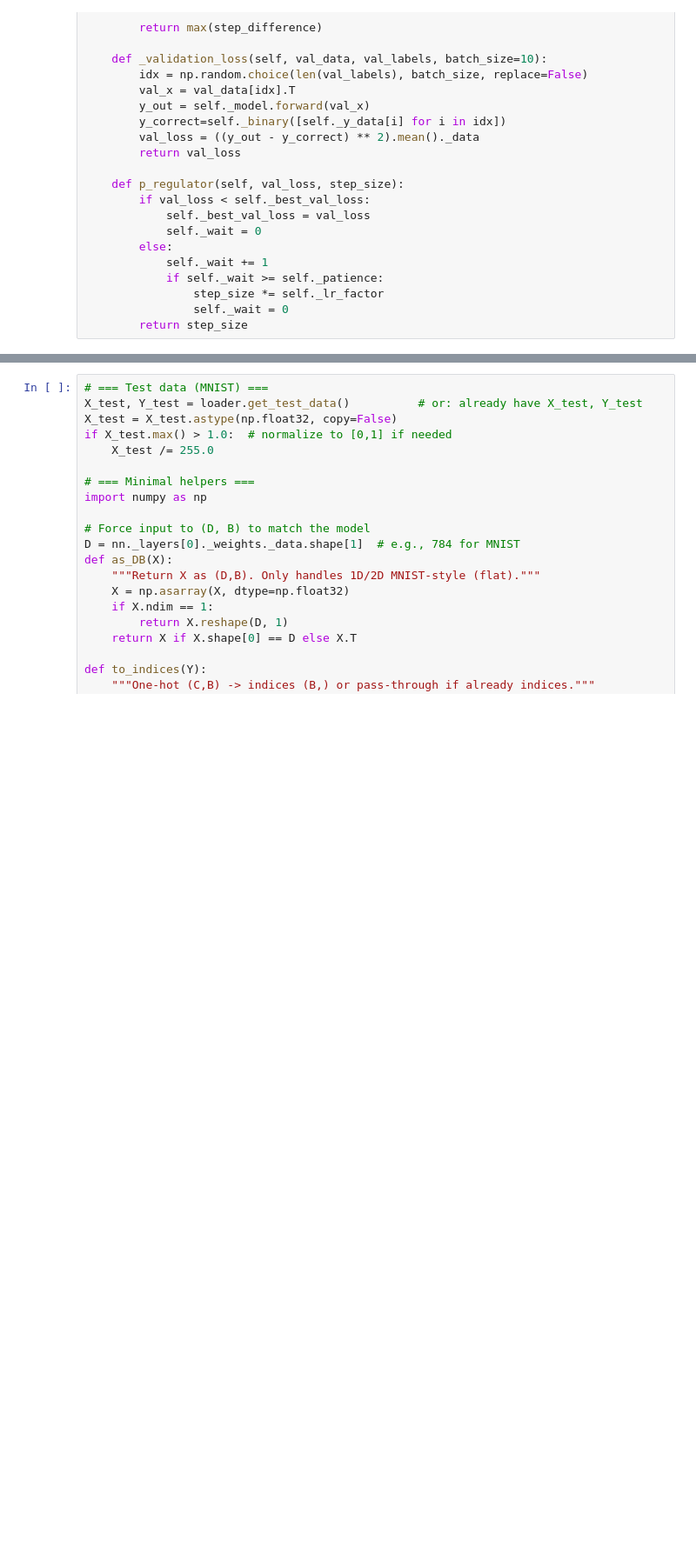
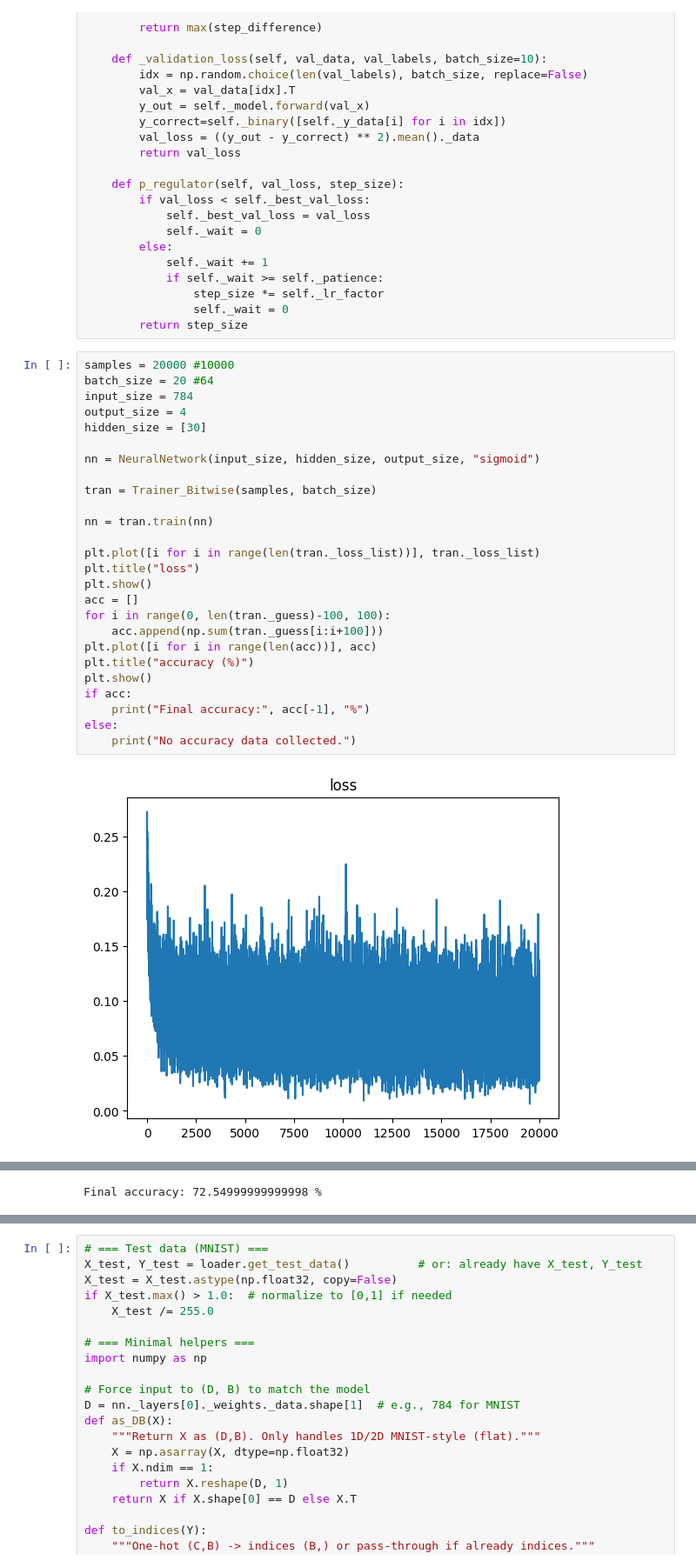
Before and after one commit to TobiasGOAT/firstgroup, a Jupyter notebook: notebooks/FNN.ipynb, the cells around one changed output, grey strips where cells are left out. Shown: that part at 87% size. Drawn from its saved outputs; the diff is of its cells as text; blank space fills up the shorter version.

```diff
--- a/notebooks/FNN.ipynb
+++ b/notebooks/FNN.ipynb
@@ -630,3 +696,31 @@ class Trainer_Bitwise:
                 step_size *= self._lr_factor
                 self._wait = 0
         return step_size
+# %%
+samples = 20000 #10000
+batch_size = 20 #64
+input_size = 784
+output_size = 4
+hidden_size = [30]
+
+nn = NeuralNetwork(input_size, hidden_size, output_size, "sigmoid")
+
+tran = Trainer_Bitwise(samples, batch_size)
+
+nn = tran.train(nn)
+
+plt.plot([i for i in range(len(tran._loss_list))], tran._loss_list)
+plt.title("loss")
+plt.show()
+acc = []
+for i in range(0, len(tran._guess)-100, 100):
+    acc.append(np.sum(tran._guess[i:i+100]))
+plt.plot([i for i in range(len(acc))], acc)
+plt.title("accuracy (%)")
+plt.show()
+if acc:
+    print("Final accuracy:", acc[-1], "%")
+else:
+    print("No accuracy data collected.")
+# %% [output]
+[figure, added]
@@ -633 +728,2 @@ class Trainer_Bitwise:
+Final accuracy: 72.54999999999998 %
 # %% [markdown]
```
Also changed, not shown: parts of 11 cells of this notebook, 3 other files.
